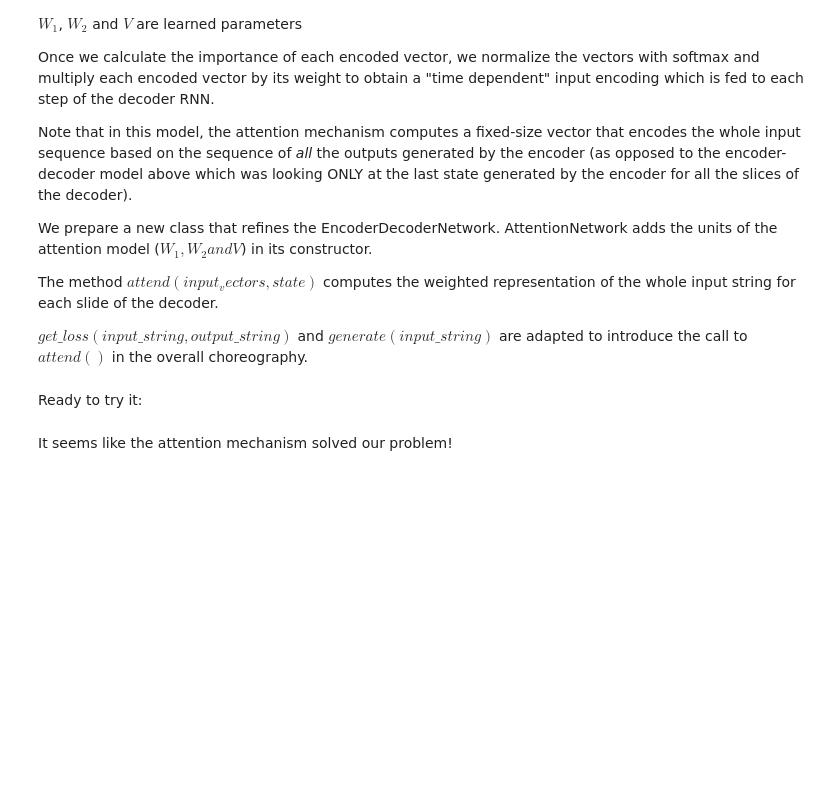
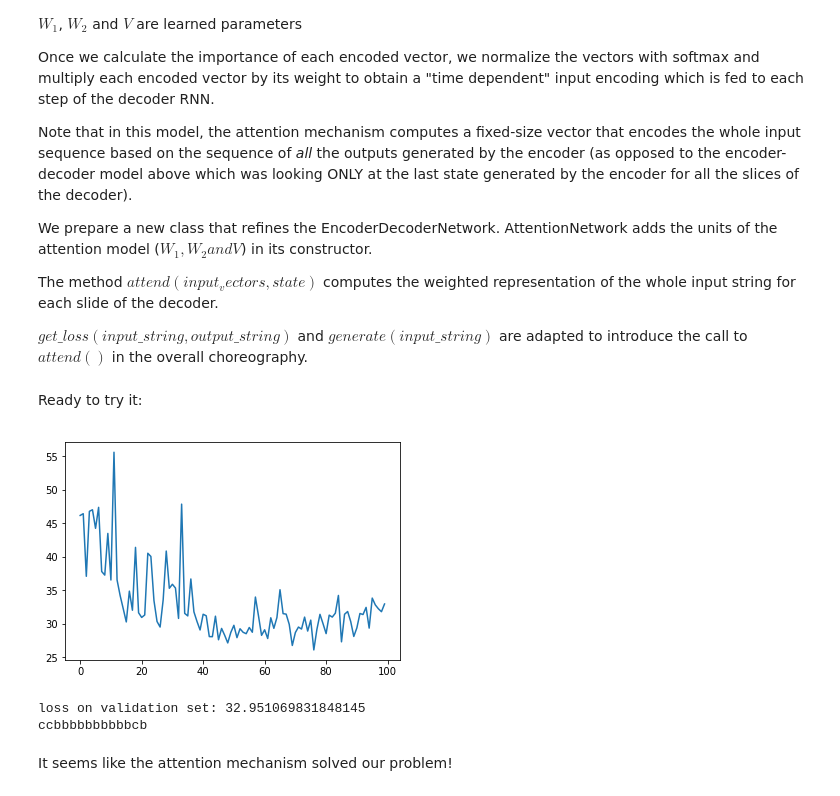
Before and after one commit to talbaumel/talbaumel.github.io, a Jupyter notebook: blog/attention/Neural Attention Mechanism PyTorch.ipynb, the cells around one changed output. Saved outputs shown, nothing was run; the diff lists cells and outputs as text; code cells hidden in the pictures; blank space fills up the shorter version.

```diff
--- a/blog/attention/Neural Attention Mechanism PyTorch.ipynb
+++ b/blog/attention/Neural Attention Mechanism PyTorch.ipynb
@@ -92,10 +93,9 @@ def get_loss(network, input_strings, output_strings):
     output_strings = _preprocess_string(output_strings)
 
     probs = network(input_strings, batch_size)
-    size = probs.size()
-    size = size[0]*size[1]
 
-    return F.nll_loss(probs.view(size, -1), output_strings.view(size, -1).squeeze()).sum()
+    loss = sum([F.nll_loss(p, t) for p, t in zip(probs, output_strings)])
+    return loss
 
 def generate(network, input_string):
     input_string = _preprocess_string([input_string])
@@ -351,7 +381,7 @@ class EncoderDecoderAttentionNetwork(nn.Module):
 
     def attention(self, encoder_outputs, decoder_state):
         unnormalized_att = self.att_v(F.tanh(self.att_w1(decoder_state) + self.att_w2(encoder_outputs)))
-        att = F.softmax(unnormalized_att.permute(1,0,2), dim=0).permute(1,0,2)
+        att = F.softmax(unnormalized_att.permute(1,0,2), dim=1).permute(1,0,2)
         attended = encoder_outputs.mul(att).sum(0)
         return attended.unsqueeze(0)
 
@@ -376,16 +406,18 @@ class EncoderDecoderAttentionNetwork(nn.Module):
 # %% [markdown]
 Ready to try it:
 # %%
-ENC_RNN_NUM_OF_LAYERS = 1
-#DEC_RNN_NUM_OF_LAYERS = 1
+NUM_OF_LAYERS = 1
 EMBEDDINGS_SIZE = 4
-ENC_STATE_SIZE = 32
-#DEC_STATE_SIZE = 32
+STATE_SIZE = 32
 
 att = EncoderDecoderAttentionNetwork(
-    ENC_RNN_NUM_OF_LAYERS, EMBEDDINGS_SIZE, ENC_STATE_SIZE)
+    NUM_OF_LAYERS, EMBEDDINGS_SIZE, STATE_SIZE)
 train(att, train_set, val_set)
 print(generate(att, 'abcdabcdabcdabcd'))
+# %% [output]
+[figure, added]
+loss on validation set: 32.951069831848145
+ccbbbbbbbbbbcb
 # %% [markdown]
 It seems like the attention mechanism solved our problem!
 # %%
```
Also changed, not shown: parts of 13 cells of this notebook.
